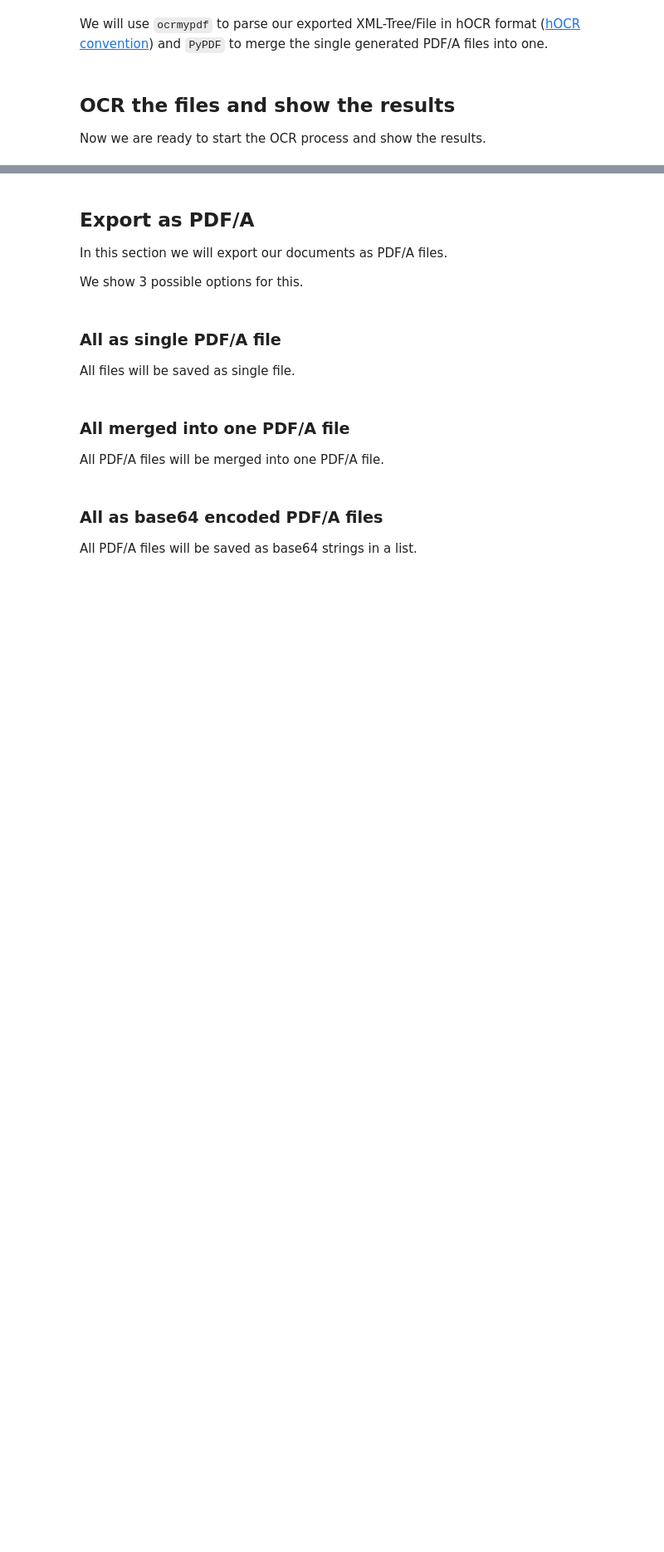
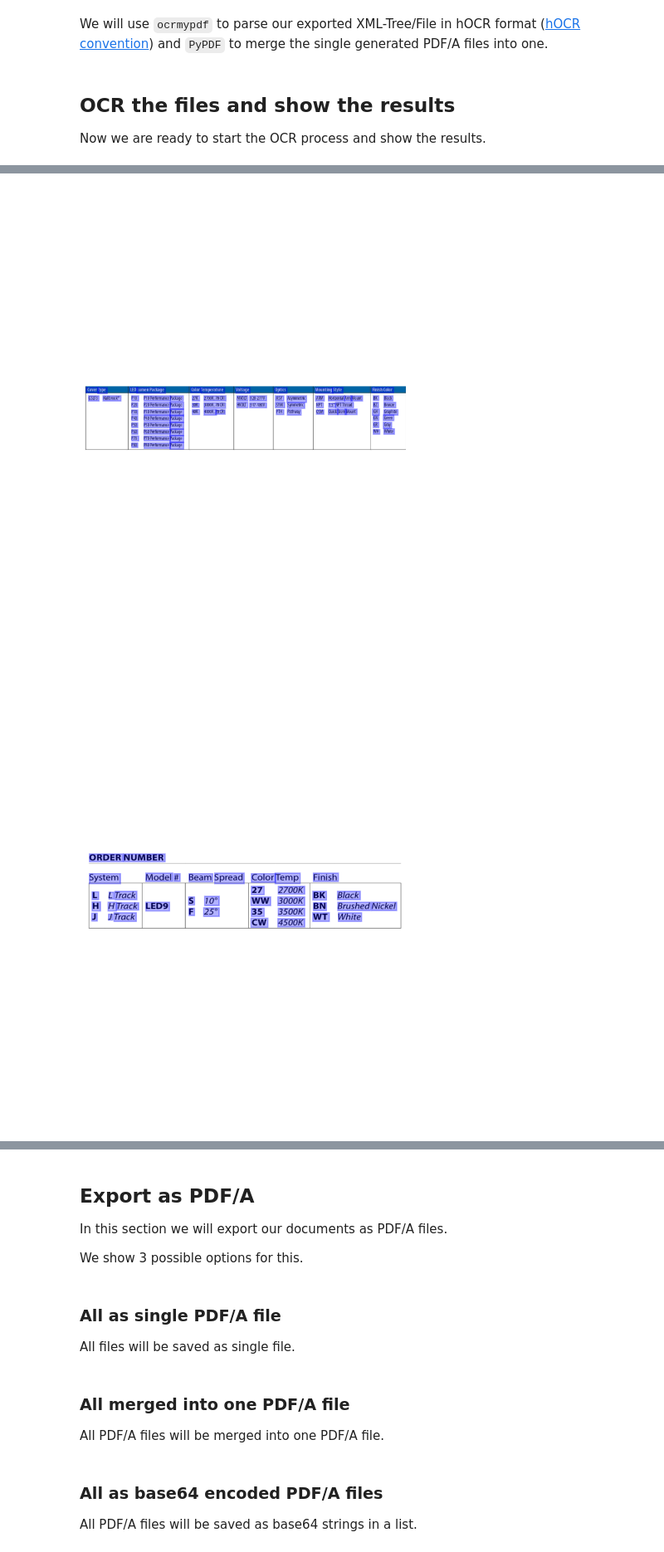
Before and after one commit to nada-mah/colabcollection, a Jupyter notebook: doctr/export_as_pdfatableform.ipynb, the cells around one changed output, grey strips where cells are left out. Shown at 83% size. Drawn from its saved outputs; the diff is of its cells as text; code cells hidden in the pictures; blank space fills up the shorter version.

```diff
--- a/doctr/export_as_pdfatableform.ipynb
+++ b/doctr/export_as_pdfatableform.ipynb
@@ -70,0 +78,8 @@ result.show()
+# %%
+from doctr.models import ocr_predictor
+model = ocr_predictor('linknet_resnet18', pretrained=True, assume_straight_pages=True, preserve_aspect_ratio=True)
+result = model(docs[:2])
+result.show()
+# %% [output]
+[figure, added]
+[figure, added]
```
Also changed, not shown: parts of 6 cells of this notebook.
